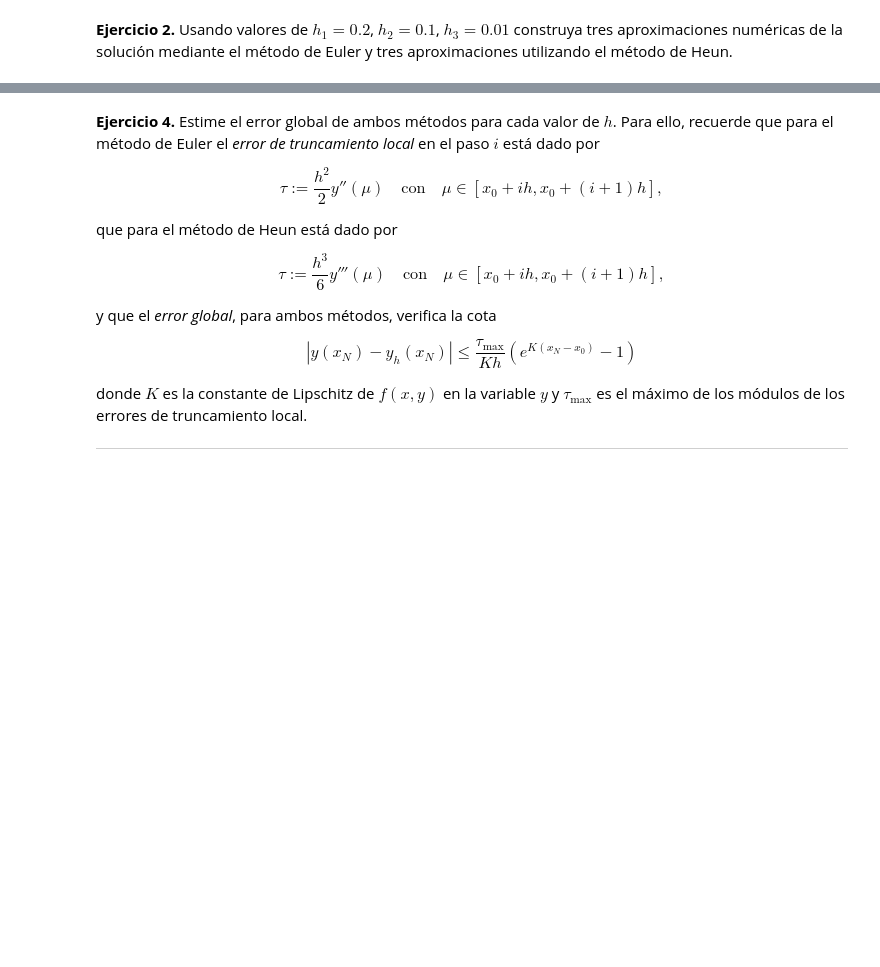
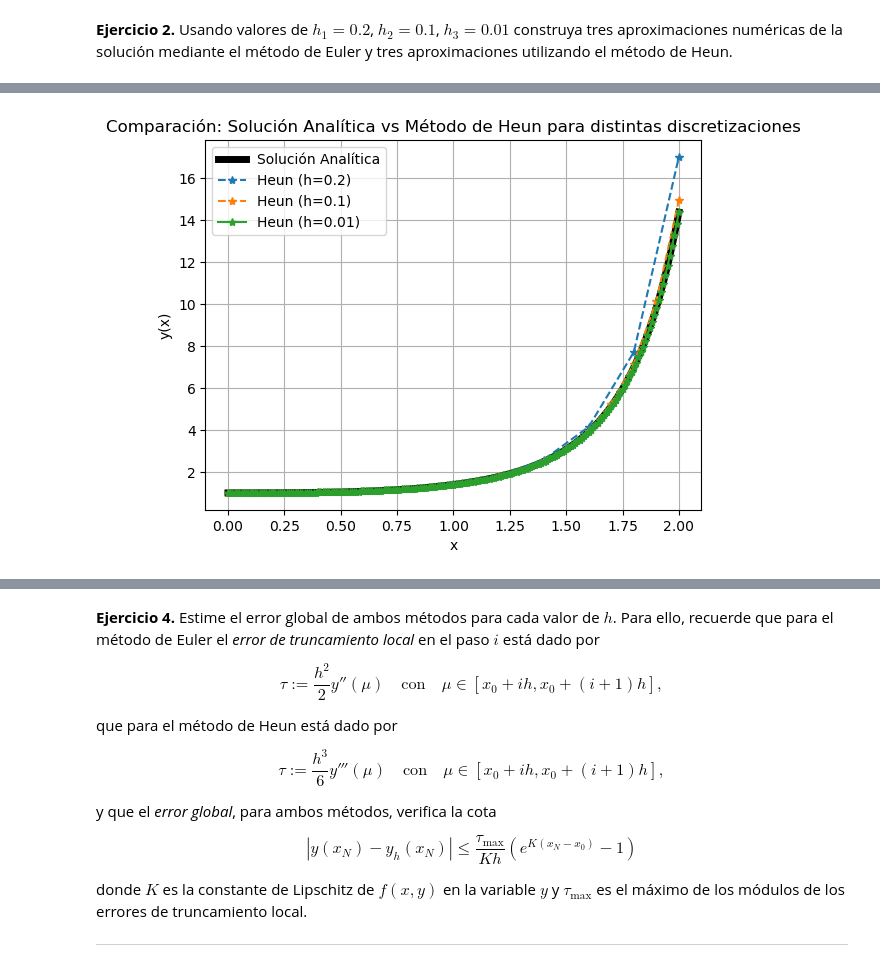
Before and after one commit to Diaz-Excoffon-Gonzalo/TP1-Calculo-avanzado, a Jupyter notebook: TP1.ipynb, the cells around one changed output, grey strips where cells are left out. Saved outputs shown, nothing was run; the diff lists cells and outputs as text; code cells hidden in the pictures; blank space fills up the shorter version.

```diff
--- a/TP1.ipynb
+++ b/TP1.ipynb
@@ -66,0 +127,33 @@ Donde $y^*$ corresponde al predictor-corrector del método de Heun, utilizamos e
+# %%
+# Ahora, hacemos lo mismo para el método de Heun
+y1_H1 = np.zeros(N1+1)
+y2_H1 = np.zeros(N2+1)
+y3_H1 = np.zeros(N3+1)
+
+# Imponemos la condición inicial y(0) = 1
+y1_H1[0] = 1
+y2_H1[0] = 1
+y3_H1[0] = 1
+
+# Aplicamos el método de Heun para cada discretización
+for i in range(N1):
+    y1_H1[i + 1] = y1_H1[i]*(1 + (h1 / 2) * (x1[i]**2))/(1 - (h1 / 2) * (x1[i+1]**2))
+for i in range(N2):
+    y2_H1[i + 1] = y2_H1[i]*(1 + (h2 / 2) * (x2[i]**2))/(1 - (h2 / 2) * (x2[i+1]**2))
+for i in range(N3):
+    y3_H1[i + 1] = y3_H1[i]*(1 + (h3 / 2) * (x3[i]**2))/(1 - (h3 / 2) * (x3[i+1]**2))
+
+# Graficamos la solución exacta con las aproximaciones obtenidas con el método de Heun
+plt.figure()
+plt.title('Comparación: Solución Analítica vs Método de Heun para distintas discretizaciones')
+plt.plot(x3, y_exacta, 'k-', linewidth = 5, label='Solución Analítica')
+plt.plot(x1, y1_H1, '*--', label='Heun (h=0.2)')
+plt.plot(x2, y2_H1, '*--', label='Heun (h=0.1)')
+plt.plot(x3, y3_H1, '*-', label='Heun (h=0.01)')
+plt.xlabel('x')
+plt.ylabel('y(x)')
+plt.legend()
+plt.grid(True)
+plt.show()
+# %% [output]
+[figure, added]
```
Also changed, not shown: parts of 15 cells of this notebook, 2 other files.
